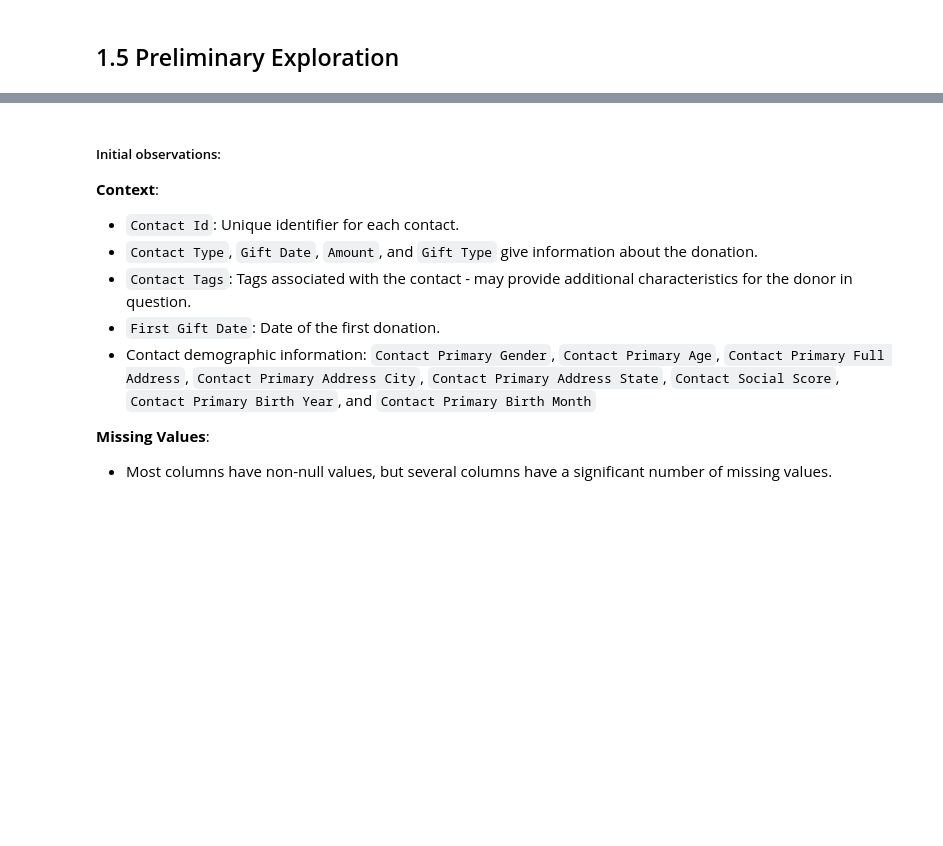
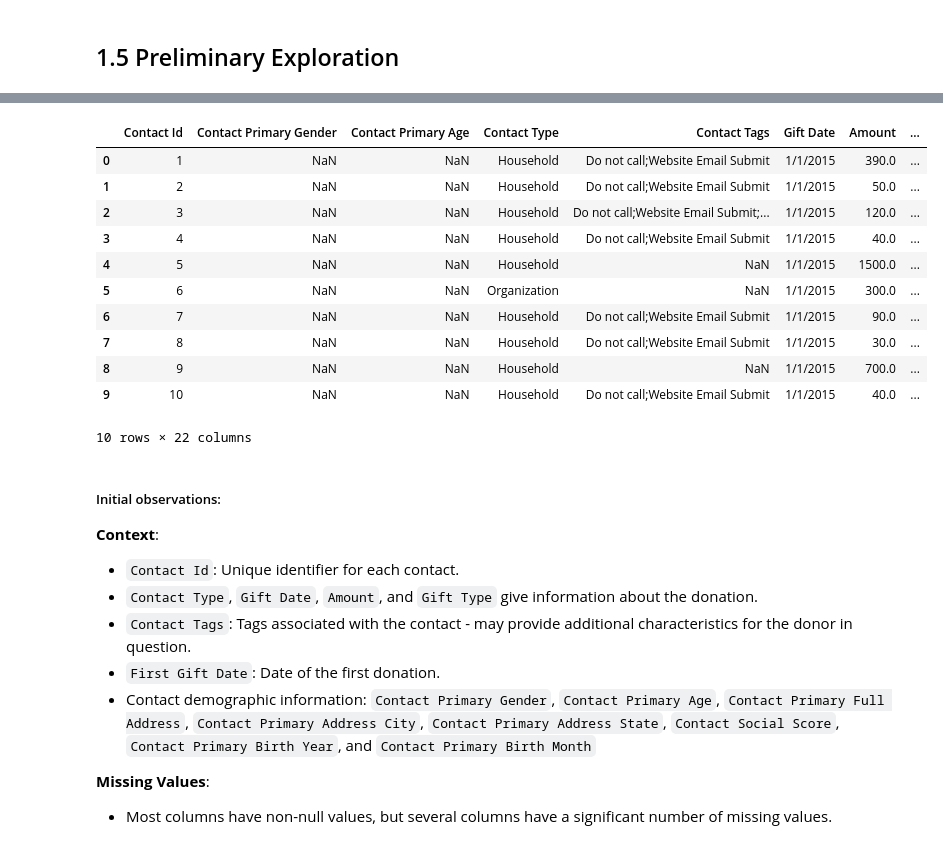
Before and after one commit to OCD0505/Springboard-Capstone-Three, a Jupyter notebook: notebooks/1.0-faa-data-wrangling-initial-exploration-cleaning-cap3.ipynb, the cells around one changed output, grey strips where cells are left out. Saved outputs shown, nothing was run; the diff lists cells and outputs as text; code cells hidden in the pictures; blank space fills up the shorter version.

```diff
--- a/notebooks/1.0-faa-data-wrangling-initial-exploration-cleaning-cap3.ipynb
+++ b/notebooks/1.0-faa-data-wrangling-initial-exploration-cleaning-cap3.ipynb
@@ -43,8 +43,9 @@ import os
 # %%
 # Storing file path in variable and then using pd.read_csv() to load the data as a dataframe into crimeData
 
-dataFilePath = "/Users/username/Development/springboard_main/Capstone Three/Springboard-Capstone-Three/src/data/raw/Donations _ Jan 2015 to Mar 2024.csv"
-DonationData = pd.read_csv(dataFilePath, low_memory = False)
+dataFilePath = "/Users/frankyaraujo/Development/springboard_main/Capstone Three/Springboard-Capstone-Three/src/data"
+filename = "/Donations _ Jan 2015 to Mar 2024 .csv"
+DonationData = pd.read_csv(dataFilePath+filename, low_memory = False)
 
 # Download the data files and then load from where those files are stored
 # See instructions in data folder of GitHub Repo : Springboard-Capstone-Two
@@ -55,5 +74,18 @@ DonationData = pd.read_csv(dataFilePath, low_memory = False)
 # %%
-#DonationData.head(10)
+DonationData.head(10)
+# %% [output]
+|  | Contact Id | Contact Primary Gender | Contact Primary Age | Contact Type | Contact Tags | Gift Date | Amount | ... |
+| 0 | 1 | NaN | NaN | Household | Do not call;Website Email Submit | 1/1/2015 | 390.0 | ... |
+| 1 | 2 | NaN | NaN | Household | Do not call;Website Email Submit | 1/1/2015 | 50.0 | ... |
+| 2 | 3 | NaN | NaN | Household | Do not call;Website Email Submit;... | 1/1/2015 | 120.0 | ... |
+| 3 | 4 | NaN | NaN | Household | Do not call;Website Email Submit | 1/1/2015 | 40.0 | ... |
+| 4 | 5 | NaN | NaN | Household | NaN | 1/1/2015 | 1500.0 | ... |
+| 5 | 6 | NaN | NaN | Organization | NaN | 1/1/2015 | 300.0 | ... |
+| 6 | 7 | NaN | NaN | Household | Do not call;Website Email Submit | 1/1/2015 | 90.0 | ... |
+| 7 | 8 | NaN | NaN | Household | Do not call;Website Email Submit | 1/1/2015 | 30.0 | ... |
+| 8 | 9 | NaN | NaN | Household | NaN | 1/1/2015 | 700.0 | ... |
+| 9 | 10 | NaN | NaN | Household | Do not call;Website Email Submit | 1/1/2015 | 40.0 | ... |
+10 rows × 22 columns
 # %% [markdown]
 ##### Initial observations:
 **Context**:
```
Also changed, not shown: parts of 2 cells of this notebook, 4 other files.
